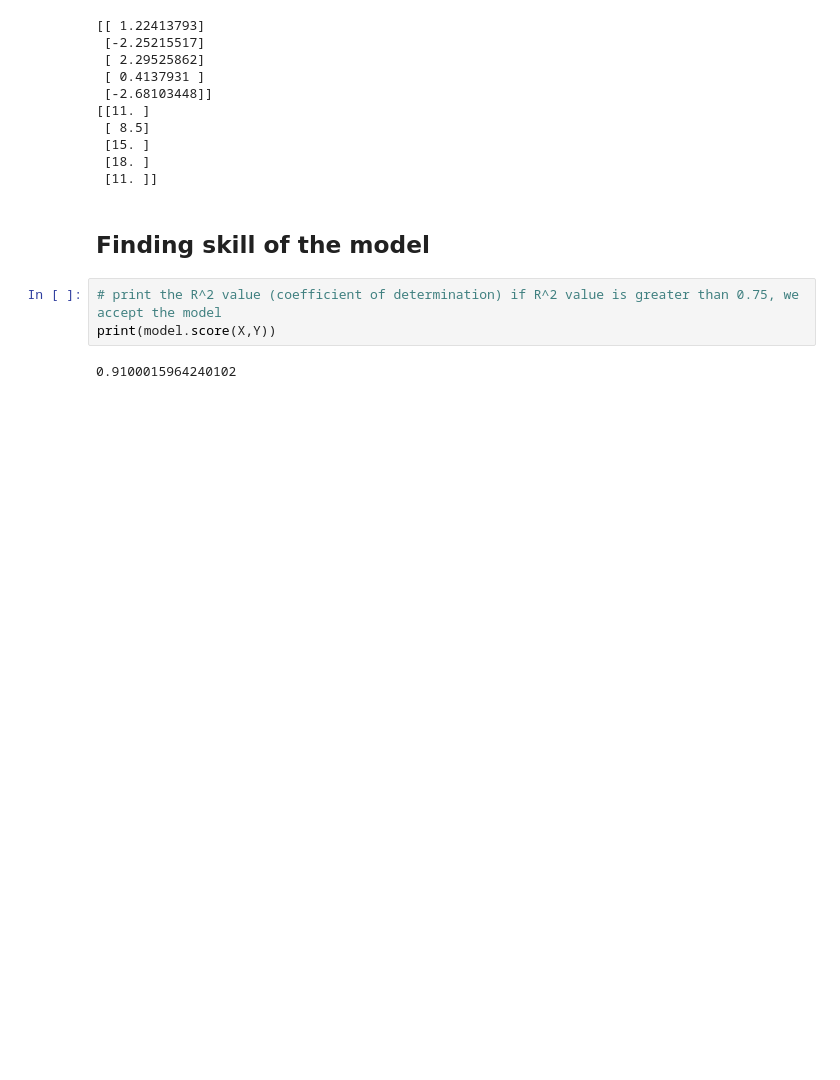
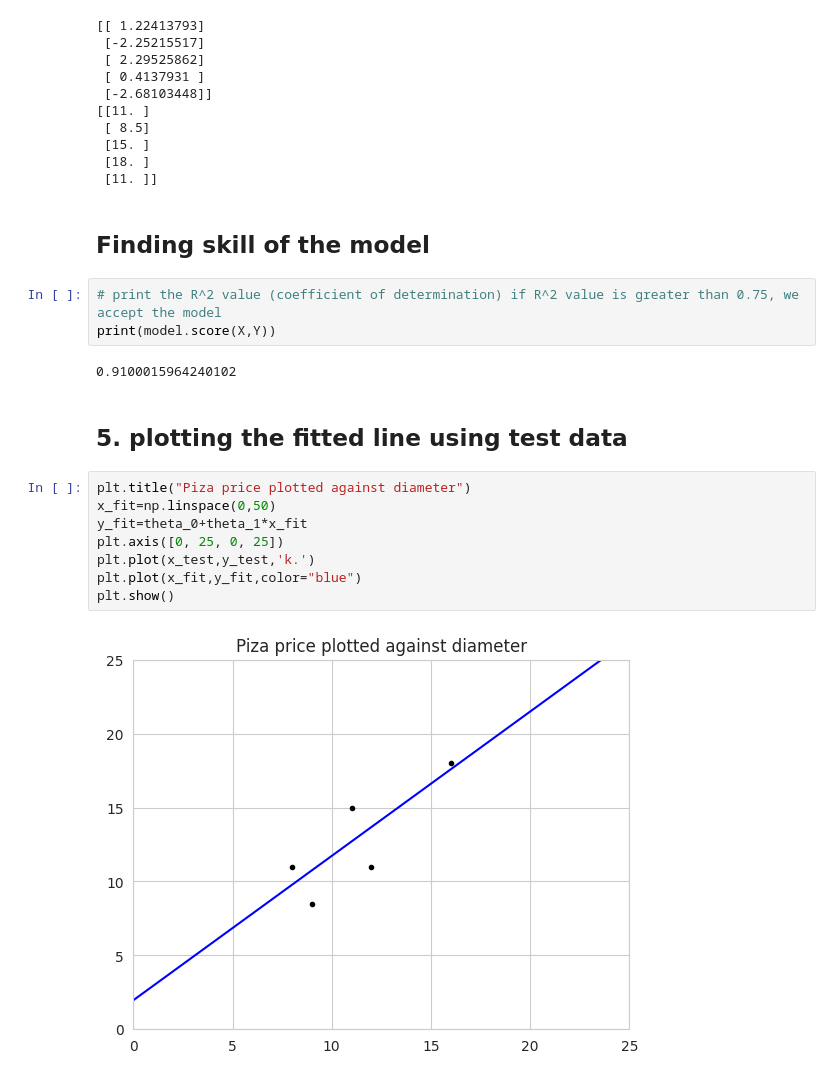
Before and after one commit to Kai-Kun-1/AI-ML-course, a Jupyter notebook: Module2_lab.ipynb, the cells around one changed output. Cells and saved outputs as stored; diff of their text form; blank space fills up the shorter version.

```diff
--- a/Module2_lab.ipynb
+++ b/Module2_lab.ipynb
@@ -341,3 +354,15 @@ print(y_test)
 print(model.score(X,Y))
 # %% [output]
 0.9100015964240102
+# %% [markdown]
+## 5. plotting the fitted line using test data
+# %%
+plt.title("Piza price plotted against diameter")
+x_fit=np.linspace(0,50)
+y_fit=theta_0+theta_1*x_fit
+plt.axis([0, 25, 0, 25])
+plt.plot(x_test,y_test,'k.')
+plt.plot(x_fit,y_fit,color="blue")
+plt.show()
+# %% [output]
+[figure, added]
```
Also changed, not shown: parts of 10 cells of this notebook.
